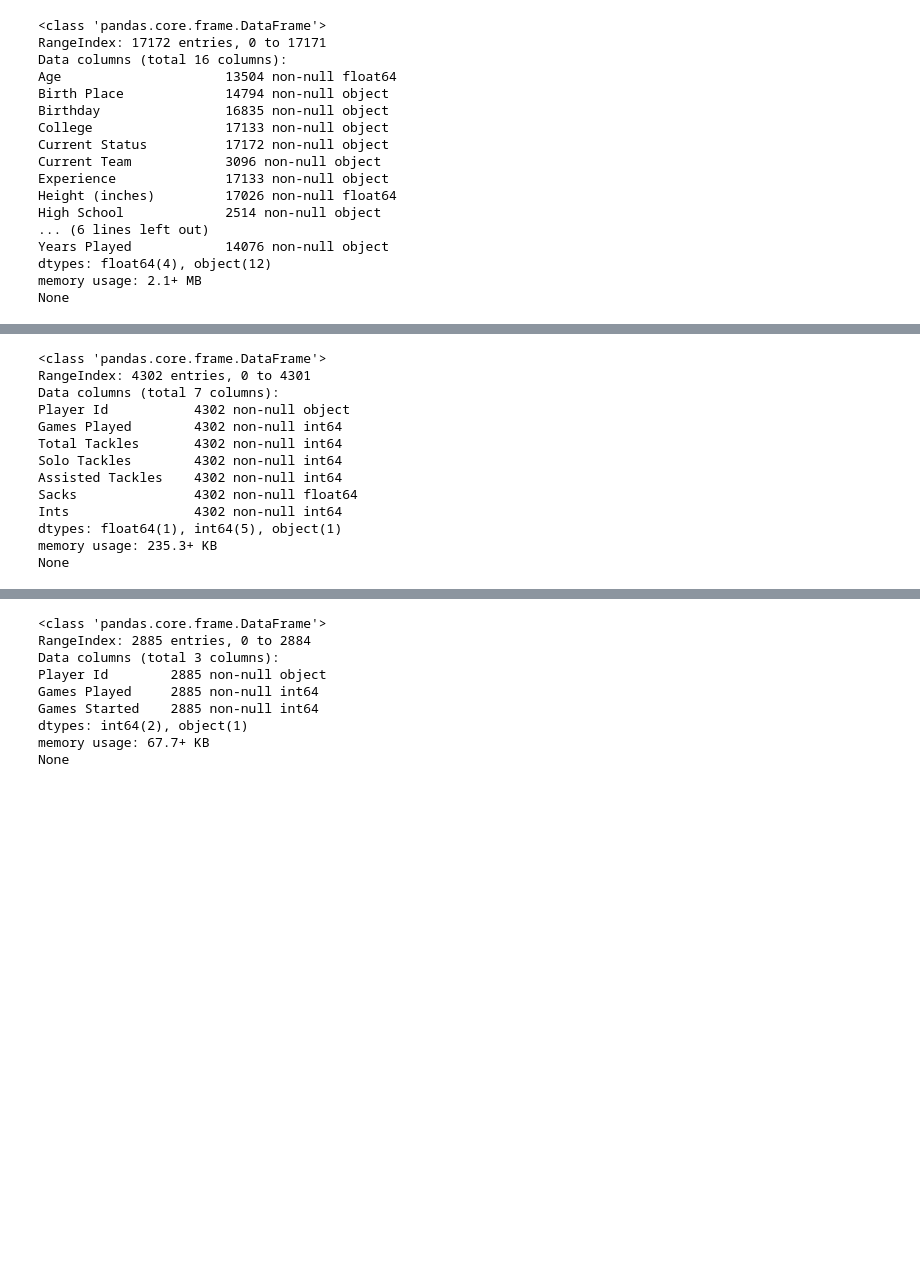
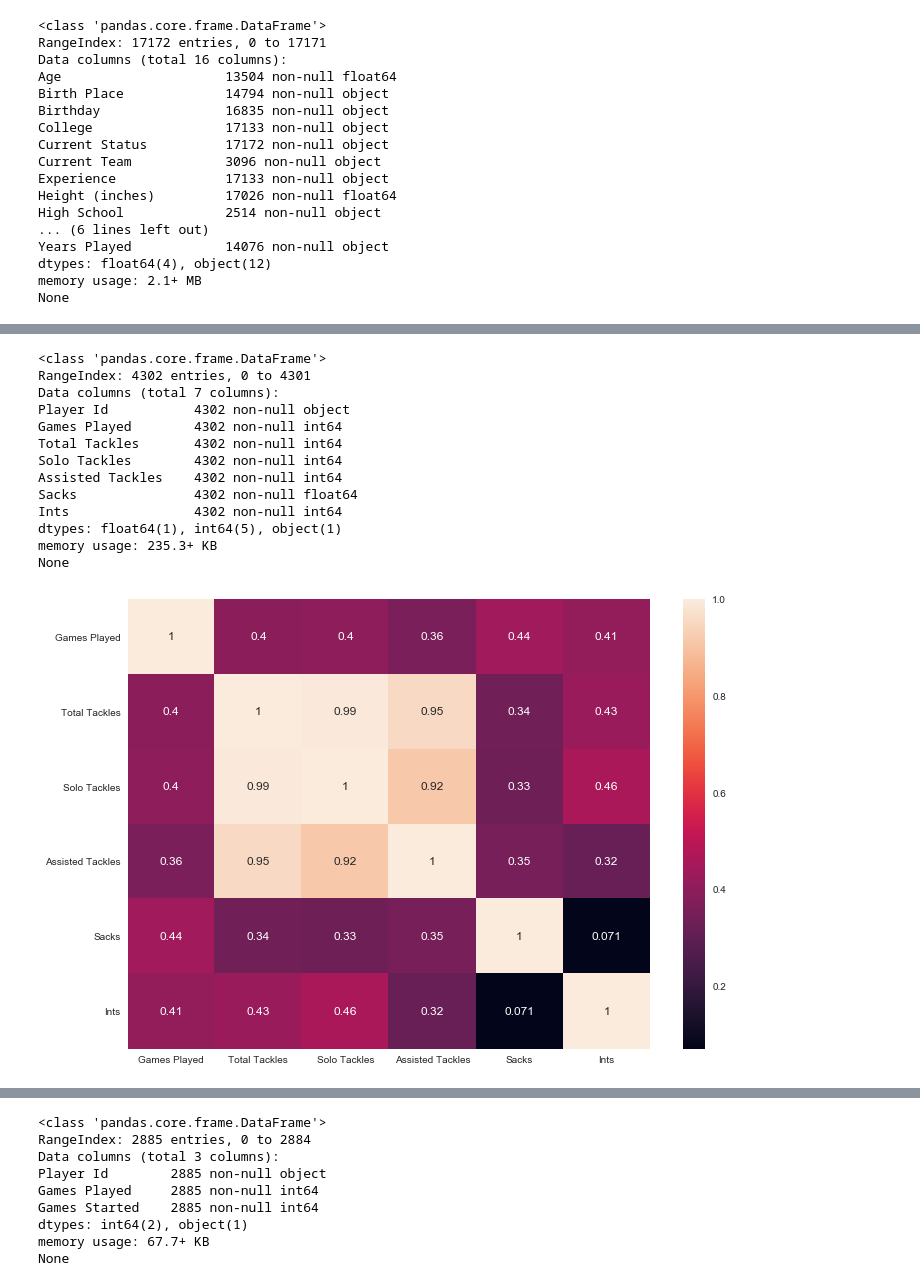
Before and after one commit to spennin5/NFLTalent, a Jupyter notebook: Data Science Term Project.ipynb, the cells around one changed output, grey strips where cells are left out. Drawn from its saved outputs; the diff is of its cells as text; code cells hidden in the pictures; blank space fills up the shorter version.

```diff
--- a/Data Science Term Project.ipynb
+++ b/Data Science Term Project.ipynb
@@ -132,33 +141,37 @@ Defensive_Stats = Defensive_Stats.drop(['Position'], axis=1)
 Defensive_Stats = Defensive_Stats.drop(['Year'], axis=1)
 Defensive_Stats = Defensive_Stats.drop(['Team'], axis=1)
 Defensive_Stats['Total Tackles'].replace('--',0, inplace=True);
 Defensive_Stats['Total Tackles'] = pd.to_numeric(Defensive_Stats['Total Tackles'])
 Defensive_Stats['Solo Tackles'].replace('--',0, inplace=True);
 Defensive_Stats['Solo Tackles'] = pd.to_numeric(Defensive_Stats['Solo Tackles'])
 Defensive_Stats['Assisted Tackles'].replace('--',0, inplace=True);
 Defensive_Stats['Assisted Tackles'] = pd.to_numeric(Defensive_Stats['Assisted Tackles'])
 Defensive_Stats['Sacks'].replace('--',0, inplace=True);
 Defensive_Stats['Sacks'] = pd.to_numeric(Defensive_Stats['Sacks'])
 Defensive_Stats['Ints'].replace('--',0, inplace=True);
 Defensive_Stats['Ints'] = pd.to_numeric(Defensive_Stats['Ints'])
 Defensive_Stats = Defensive_Stats[Defensive_Stats.columns.drop(list(Defensive_Stats.filter(regex='Per')))]
 Defensive_Stats = Defensive_Stats.groupby(Defensive_Stats['Player Id']).sum()
 Defensive_Stats.reset_index(level=0, inplace=True)
+Defensive_Coef = Defensive_Stats.corr()
+plt.plot(figsize=(10,10))
+sns.heatmap(Defensive_Coef, annot=True)
 print Defensive_Stats.info()
 # %% [output]
 <class 'pandas.core.frame.DataFrame'>
 RangeIndex: 4302 entries, 0 to 4301
 Data columns (total 7 columns):
 Player Id           4302 non-null object
 Games Played        4302 non-null int64
 Total Tackles       4302 non-null int64
 Solo Tackles        4302 non-null int64
 Assisted Tackles    4302 non-null int64
 Sacks               4302 non-null float64
 Ints                4302 non-null int64
 dtypes: float64(1), int64(5), object(1)
 memory usage: 235.3+ KB
 None
+[figure, added]
 # %%
 """
 Standardize Passing Stats
```
Also changed, not shown: parts of 10 cells of this notebook.
